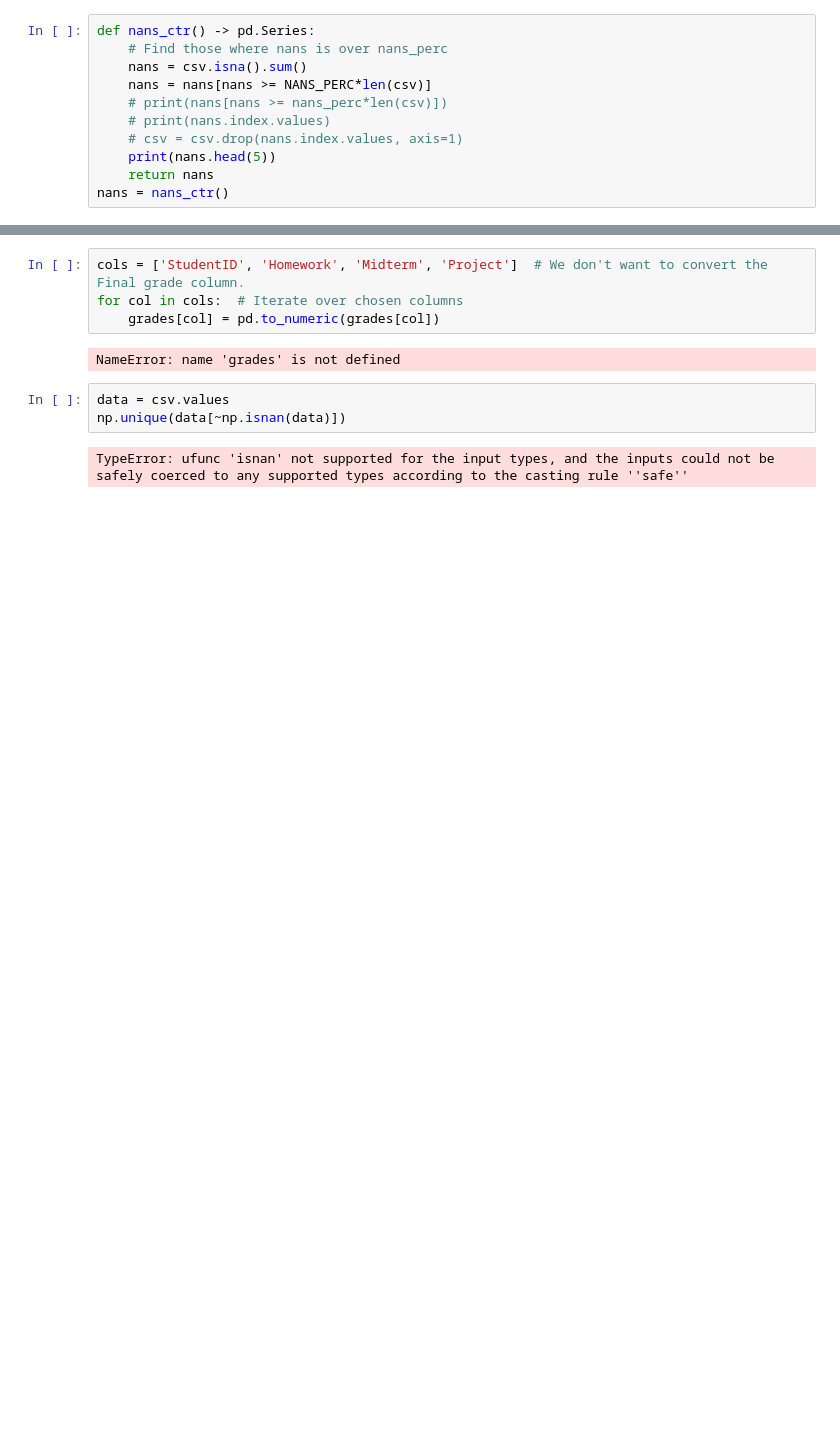
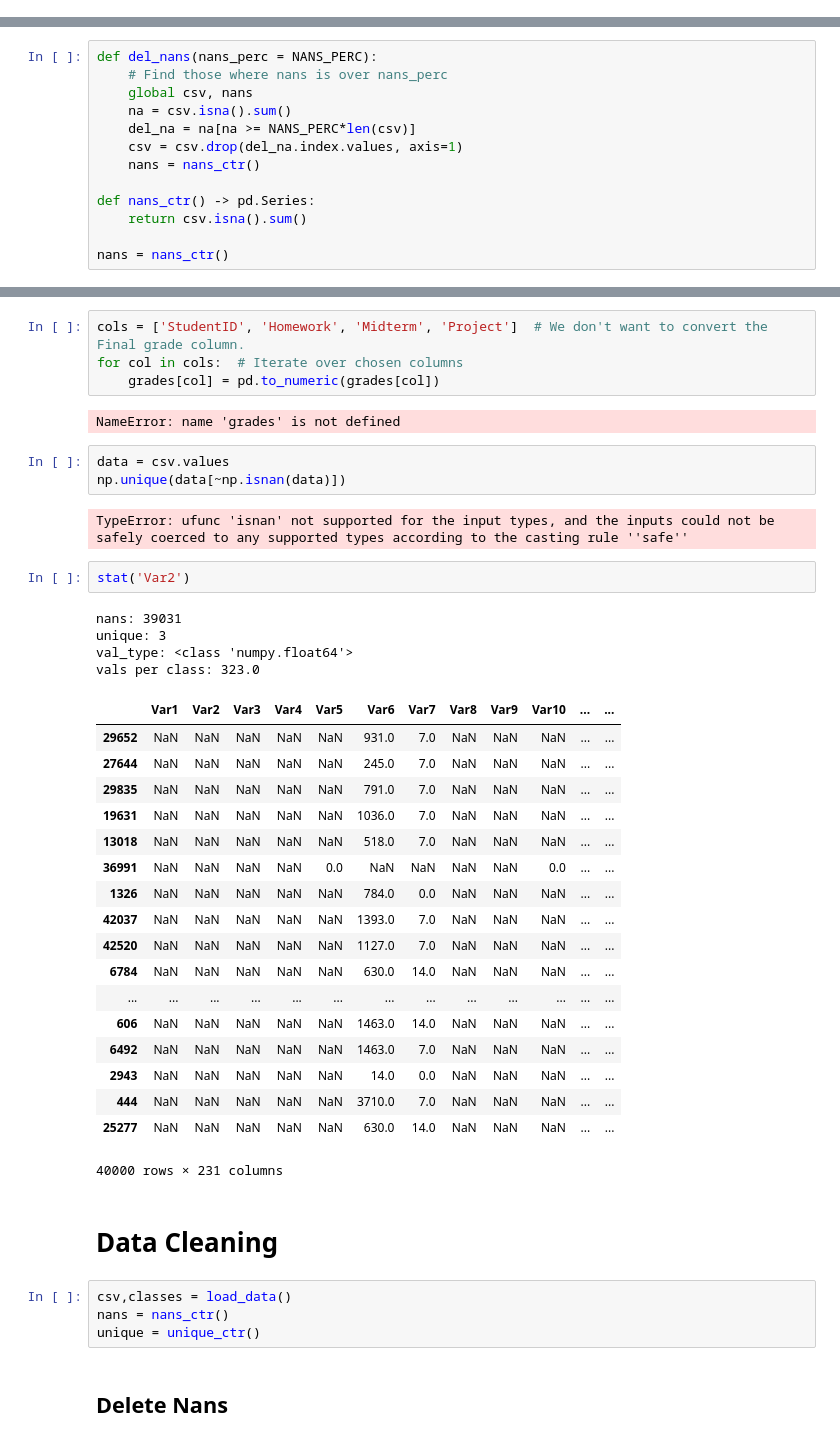
Before and after one commit to mateuszdorobek/Machine-Learning-Classification, a Jupyter notebook: data_extraction.ipynb, the cells around one changed output, grey strips where cells are left out. Cells and saved outputs as stored; diff of their text form; blank space fills up the shorter version.

```diff
--- a/data_extraction.ipynb
+++ b/data_extraction.ipynb
@@ -24,13 +31,2 @@ class0: 92.67%, class1: 7.33%
 # %% [markdown]
 # Defines
-# %%
-def nans_ctr() -> pd.Series:
-    # Find those where nans is over nans_perc
-    nans = csv.isna().sum()
-    nans = nans[nans >= NANS_PERC*len(csv)]
-    # print(nans[nans >= nans_perc*len(csv)])
-    # print(nans.index.values)
-    # csv = csv.drop(nans.index.values, axis=1)
-    print(nans.head(5))
-    return nans
-nans = nans_ctr()
@@ -44,3 +33,16 @@ dtype: int64
+# %%
+def del_nans(nans_perc = NANS_PERC):
+    # Find those where nans is over nans_perc
+    global csv, nans
+    na = csv.isna().sum()
+    del_na = na[na >= NANS_PERC*len(csv)]
+    csv = csv.drop(del_na.index.values, axis=1)
+    nans = nans_ctr()
+
+def nans_ctr() -> pd.Series:
+    return csv.isna().sum()
+
+nans = nans_ctr()
 # %%
 def unique_ctr() -> pd.Series():
     unique = pd.Series()
@@ -170,3 +199,36 @@ data = csv.values
 np.unique(data[~np.isnan(data)])
 # %% [output]
 TypeError: ufunc 'isnan' not supported for the input types, and the inputs could not be safely coerced to any supported types according to the casting rule ''safe''
+# %%
+stat('Var2')
+# %% [output]
+nans: 39031
+unique: 3
+val_type: <class 'numpy.float64'>
+vals per class: 323.0
+|  | Var1 | Var2 | Var3 | Var4 | Var5 | Var6 | Var7 | Var8 | Var9 | Var10 | ... | ... |
+| 29652 | NaN | NaN | NaN | NaN | NaN | 931.0 | 7.0 | NaN | NaN | NaN | ... | ... |
+| 27644 | NaN | NaN | NaN | NaN | NaN | 245.0 | 7.0 | NaN | NaN | NaN | ... | ... |
+| 29835 | NaN | NaN | NaN | NaN | NaN | 791.0 | 7.0 | NaN | NaN | NaN | ... | ... |
+| 19631 | NaN | NaN | NaN | NaN | NaN | 1036.0 | 7.0 | NaN | NaN | NaN | ... | ... |
+| 13018 | NaN | NaN | NaN | NaN | NaN | 518.0 | 7.0 | NaN | NaN | NaN | ... | ... |
+| 36991 | NaN | NaN | NaN | NaN | 0.0 | NaN | NaN | NaN | NaN | 0.0 | ... | ... |
+| 1326 | NaN | NaN | NaN | NaN | NaN | 784.0 | 0.0 | NaN | NaN | NaN | ... | ... |
+| 42037 | NaN | NaN | NaN | NaN | NaN | 1393.0 | 7.0 | NaN | NaN | NaN | ... | ... |
+| 42520 | NaN | NaN | NaN | NaN | NaN | 1127.0 | 7.0 | NaN | NaN | NaN | ... | ... |
+| 6784 | NaN | NaN | NaN | NaN | NaN | 630.0 | 14.0 | NaN | NaN | NaN | ... | ... |
+| ... | ... | ... | ... | ... | ... | ... | ... | ... | ... | ... | ... | ... |
+| 606 | NaN | NaN | NaN | NaN | NaN | 1463.0 | 14.0 | NaN | NaN | NaN | ... | ... |
+| 6492 | NaN | NaN | NaN | NaN | NaN | 1463.0 | 7.0 | NaN | NaN | NaN | ... | ... |
+| 2943 | NaN | NaN | NaN | NaN | NaN | 14.0 | 0.0 | NaN | NaN | NaN | ... | ... |
+| 444 | NaN | NaN | NaN | NaN | NaN | 3710.0 | 7.0 | NaN | NaN | NaN | ... | ... |
+| 25277 | NaN | NaN | NaN | NaN | NaN | 630.0 | 14.0 | NaN | NaN | NaN | ... | ... |
+40000 rows × 231 columns
+# %% [markdown]
+# Data Cleaning
+# %%
+csv,classes = load_data()
+nans = nans_ctr()
+unique = unique_ctr()
+# %% [markdown]
+## Delete Nans
```
Also changed, not shown: parts of 15 cells of this notebook.
